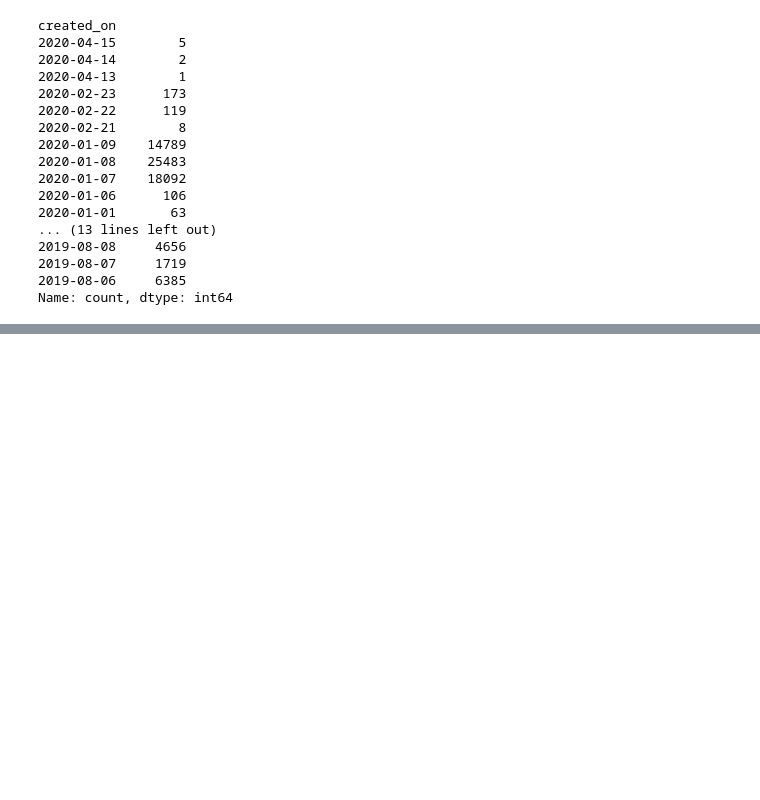
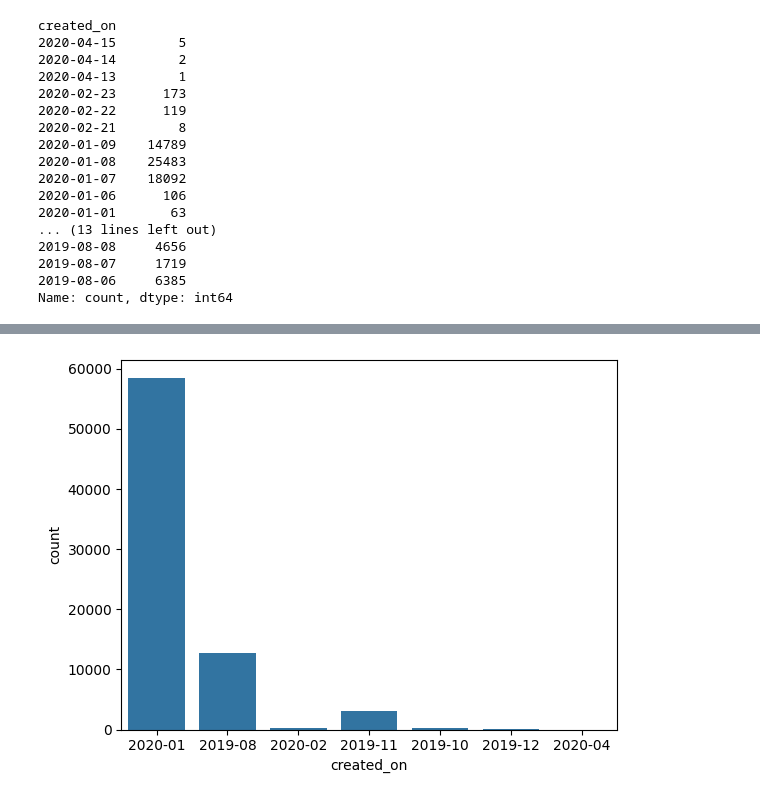
Before and after one commit to D0men1c0/ISSR_Darkweb, a Jupyter notebook: Analyze_files/an_threads.ipynb, the cells around one changed output, grey strips where cells are left out. Saved outputs shown, nothing was run; the diff lists cells and outputs as text; code cells hidden in the pictures; blank space fills up the shorter version.

```diff
--- a/Analyze_files/an_threads.ipynb
+++ b/Analyze_files/an_threads.ipynb
@@ -170,3 +164,6 @@ created_on
 2019-08-07     1719
 2019-08-06     6385
 Name: count, dtype: int64
+# %%
+df['created_on'] = pd.to_datetime(df['created_on'], format='%Y-%m-%d').dt.strftime('%Y-%m')
+df.head()
@@ -172,0 +189,4 @@ Name: count, dtype: int64
+# %%
+sns.countplot(x='created_on', data=df, orient='h');
+# %% [output]
+[figure, added]
```
Also changed, not shown: parts of 8 cells of this notebook, 1 other file.
